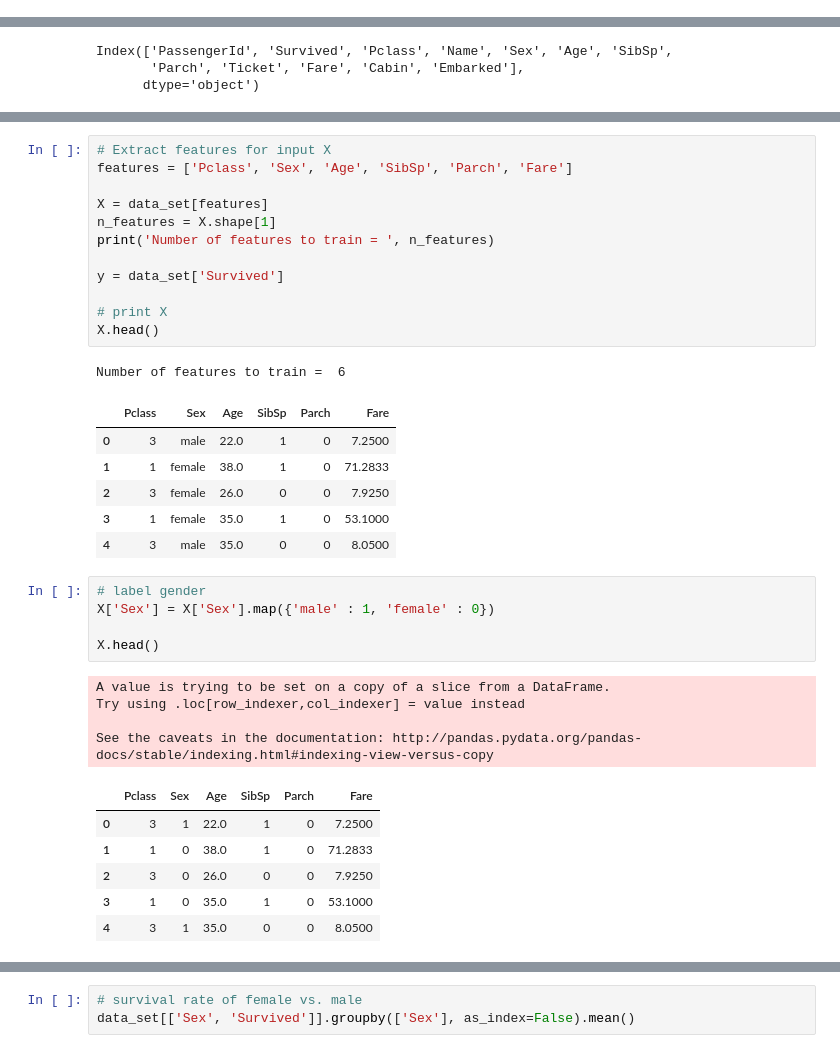
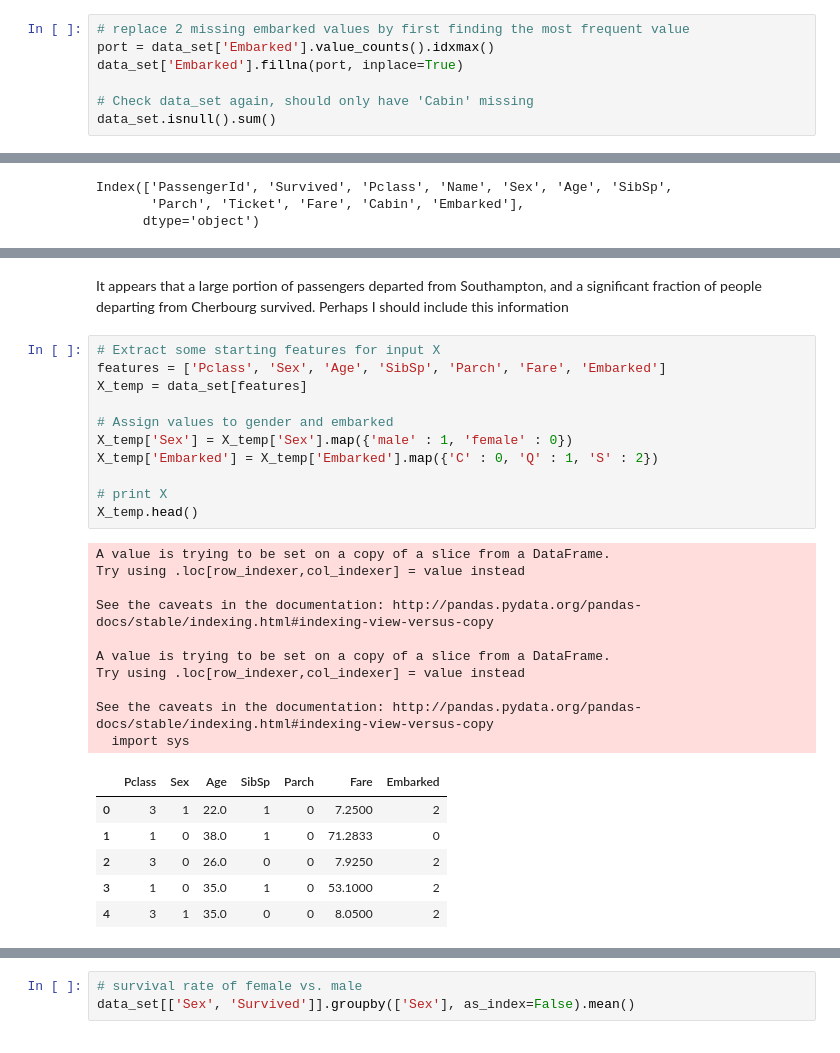
Before and after one commit to haianhle/ar-kaggle, a Jupyter notebook: titanic/titanic_notes.ipynb, the cells around one changed output, grey strips where cells are left out. Cells and saved outputs as stored; diff of their text form.

```diff
--- a/titanic/titanic_notes.ipynb
+++ b/titanic/titanic_notes.ipynb
@@ -96,0 +77,7 @@ Next, determine the number of training examples n_train to be 891 and  number of
+# %%
+# replace 2 missing embarked values by first finding the most frequent value
+port = data_set['Embarked'].value_counts().idxmax()
+data_set['Embarked'].fillna(port, inplace=True)
+
+# Check data_set again, should only have 'Cabin' missing
+data_set.isnull().sum()
@@ -143,36 +208,30 @@ Name: Ticket, Length: 891, dtype: object>
+# %% [markdown]
+It appears that a large portion of passengers departed from Southampton, and a significant fraction of people departing from Cherbourg survived. Perhaps I should include this information
 # %%
-# Extract features for input X
-features = ['Pclass', 'Sex', 'Age', 'SibSp', 'Parch', 'Fare']
+# Extract some starting features for input X
+features = ['Pclass', 'Sex', 'Age', 'SibSp', 'Parch', 'Fare', 'Embarked']
+X_temp = data_set[features]
 
-X = data_set[features]
-n_features = X.shape[1]
-print('Number of features to train = ', n_features)
-
-y = data_set['Survived']
+# Assign values to gender and embarked
+X_temp['Sex'] = X_temp['Sex'].map({'male' : 1, 'female' : 0})
+X_temp['Embarked'] = X_temp['Embarked'].map({'C' : 0, 'Q' : 1, 'S' : 2})
 
 # print X
-X.head()
+X_temp.head()
 # %% [output]
-Number of features to train =  6
+A value is trying to be set on a copy of a slice from a DataFrame.
+Try using .loc[row_indexer,col_indexer] = value instead
+
+See the caveats in the documentation: http://pandas.pydata.org/pandas-docs/stable/indexing.html#indexing-view-versus-copy
+
+A value is trying to be set on a copy of a slice from a DataFrame.
+Try using .loc[row_indexer,col_indexer] = value instead
+
+See the caveats in the documentation: http://pandas.pydata.org/pandas-docs/stable/indexing.html#indexing-view-versus-copy
+  import sys
-|  | Pclass | Sex | Age | SibSp | Parch | Fare |
-| 0 | 3 | male | 22.0 | 1 | 0 | 7.2500 |
-| 1 | 1 | female | 38.0 | 1 | 0 | 71.2833 |
-| 2 | 3 | female | 26.0 | 0 | 0 | 7.9250 |
-| 3 | 1 | female | 35.0 | 1 | 0 | 53.1000 |
-| 4 | 3 | male | 35.0 | 0 | 0 | 8.0500 |
+|  | Pclass | Sex | Age | SibSp | Parch | Fare | Embarked |
+| 0 | 3 | 1 | 22.0 | 1 | 0 | 7.2500 | 2 |
+| 1 | 1 | 0 | 38.0 | 1 | 0 | 71.2833 | 0 |
+| 2 | 3 | 0 | 26.0 | 0 | 0 | 7.9250 | 2 |
+| 3 | 1 | 0 | 35.0 | 1 | 0 | 53.1000 | 2 |
+| 4 | 3 | 1 | 35.0 | 0 | 0 | 8.0500 | 2 |
-# %%
-# label gender
-X['Sex'] = X['Sex'].map({'male' : 1, 'female' : 0})
-
-X.head()
-# %% [output]
-A value is trying to be set on a copy of a slice from a DataFrame.
-Try using .loc[row_indexer,col_indexer] = value instead
-
-See the caveats in the documentation: http://pandas.pydata.org/pandas-docs/stable/indexing.html#indexing-view-versus-copy
-|  | Pclass | Sex | Age | SibSp | Parch | Fare |
-| 0 | 3 | 1 | 22.0 | 1 | 0 | 7.2500 |
-| 1 | 1 | 0 | 38.0 | 1 | 0 | 71.2833 |
-| 2 | 3 | 0 | 26.0 | 0 | 0 | 7.9250 |
-| 3 | 1 | 0 | 35.0 | 1 | 0 | 53.1000 |
-| 4 | 3 | 1 | 35.0 | 0 | 0 | 8.0500 |
```
Also changed, not shown: parts of 33 cells of this notebook.
